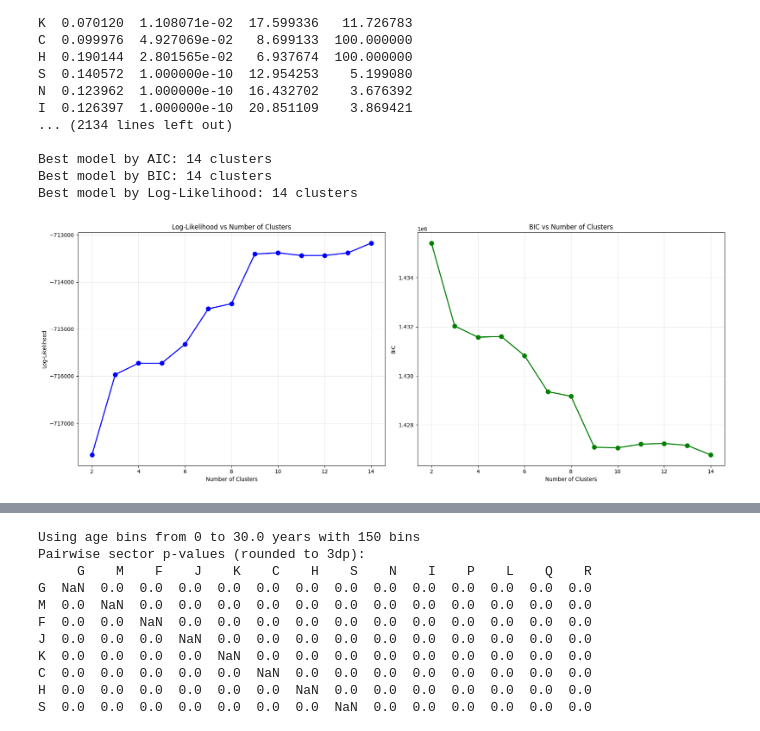
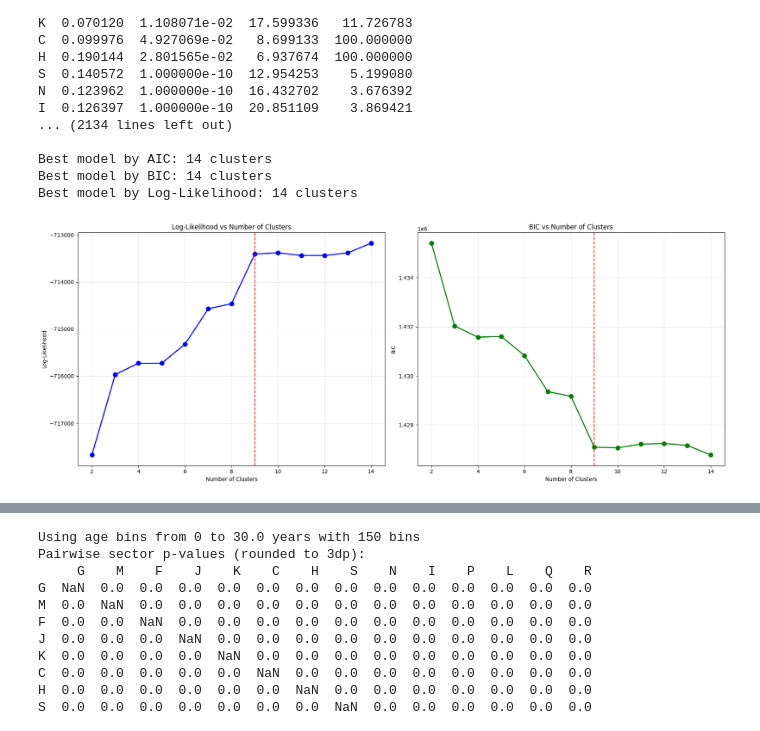
Before and after one commit to maxcyn/a-star, a Jupyter notebook: clustering_sectors.ipynb, the cells around one changed output, grey strips where cells are left out. Drawn from its saved outputs; the diff is of its cells as text; code cells hidden in the pictures.

Commit message:
edited one_tail, added plots to clustering

```diff
--- a/clustering_sectors.ipynb
+++ b/clustering_sectors.ipynb
@@ -469,29 +469,31 @@ Best model by Log-Likelihood: 14 clusters
 # %%
 # Plot model comparison
 fig, axes = plt.subplots(1, 2, figsize=(18, 7))
 
 # Log-likelihood
 axes[0].plot(comparison_df.index, comparison_df['log_likelihood'], 'bo-', linewidth=2, markersize=8)
+axes[0].axvline(9, color='r', linestyle='--')
 axes[0].set_xlabel('Number of Clusters')
 axes[0].set_ylabel('Log-Likelihood')
 axes[0].set_title('Log-Likelihood vs Number of Clusters')
 axes[0].grid(True, alpha=0.3)
 
 # # AIC
 # axes[1].plot(comparison_df.index, comparison_df['AIC'], 'ro-', linewidth=2, markersize=8)
 # axes[1].set_xlabel('Number of Clusters')
 # axes[1].set_ylabel('AIC')
 # axes[1].set_title('AIC vs Number of Clusters (lower is better)')
 # axes[1].grid(True, alpha=0.3)
 
 # BIC
 axes[1].plot(comparison_df.index, comparison_df['BIC'], 'go-', linewidth=2, markersize=8)
+axes[1].axvline(9, color='r', linestyle='--')
 axes[1].set_xlabel('Number of Clusters')
 axes[1].set_ylabel('BIC')
 axes[1].set_title('BIC vs Number of Clusters')
 axes[1].grid(True, alpha=0.3)
 
 plt.tight_layout()
 plt.show()
 # %% [output]
-[figure, old version]
+[figure, new version]
```
Also changed, not shown: parts of 1 cell of this notebook, 1 other file.
